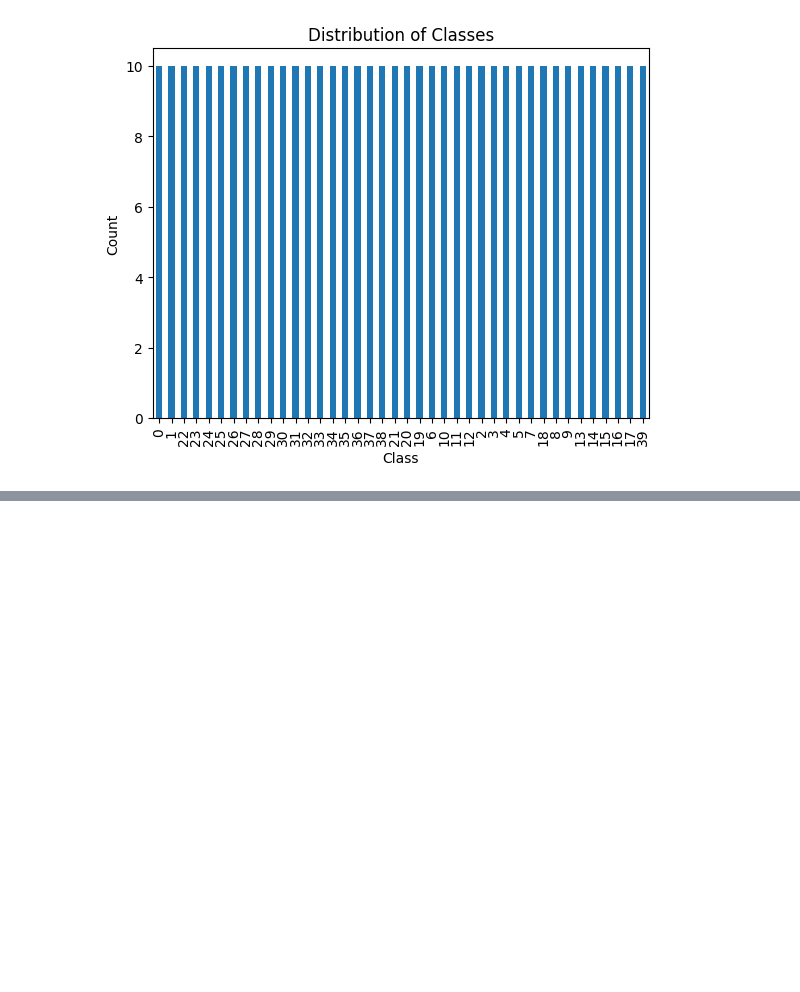
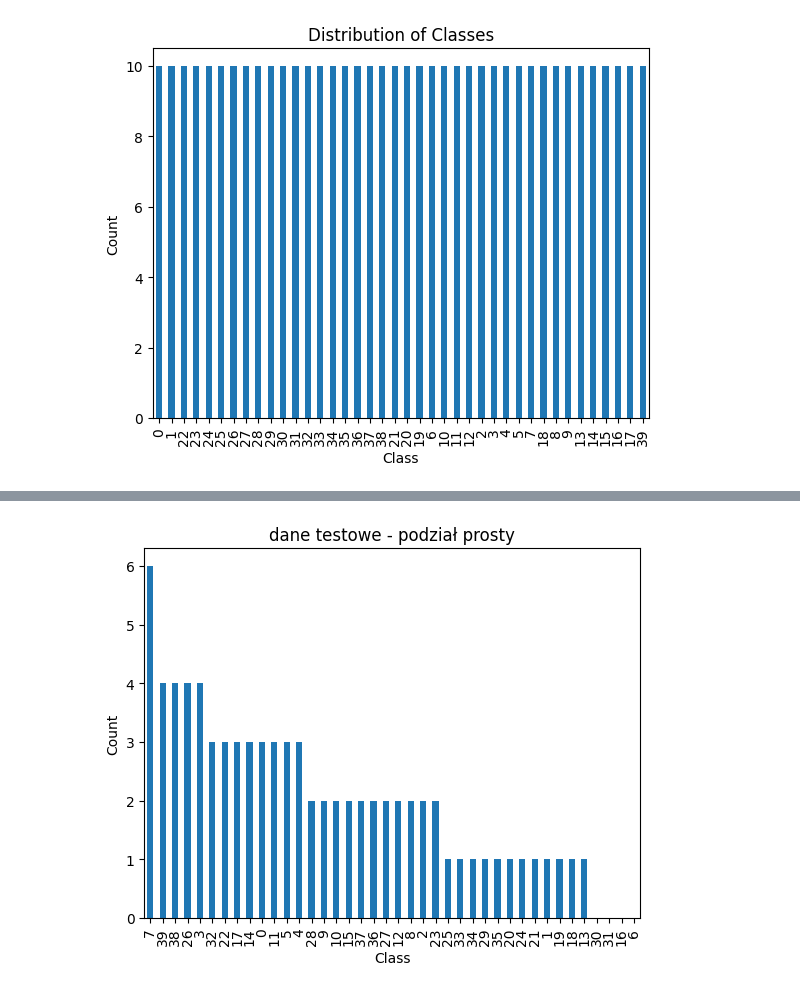
Before and after one commit to edytamejlun123/UczenieMaszynowe, a Jupyter notebook: lab2.ipynb, the cells around one changed output, grey strips where cells are left out. Cells and saved outputs as stored; diff of their text form; code cells hidden in the pictures; blank space fills up the shorter version.

```diff
--- a/lab2.ipynb
+++ b/lab2.ipynb
@@ -223,0 +236,9 @@ category
+# %%
+class_counts = X_test['class'].value_counts()
+class_counts.plot(kind='bar')
+plt.xlabel('Class')
+plt.ylabel('Count')
+plt.title('dane testowe - podział prosty')
+plt.show()
+# %% [output]
+[figure, added]
```
Also changed, not shown: parts of 4 cells of this notebook.
